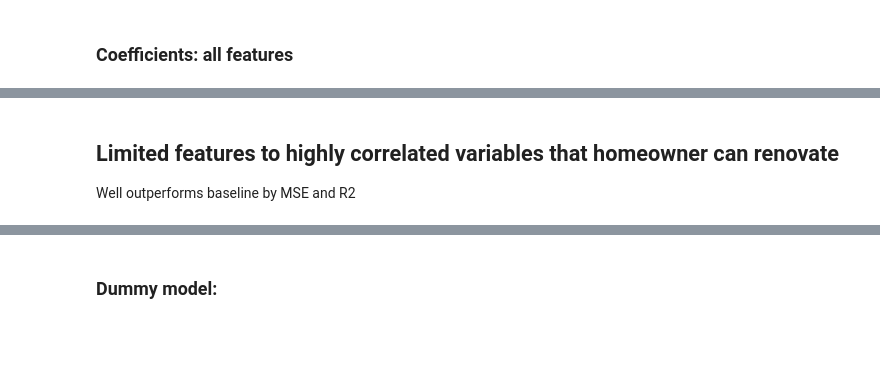
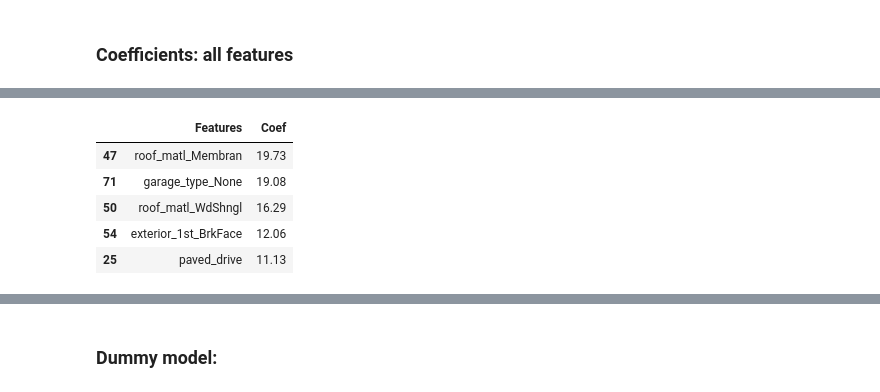
Before and after one commit to welcometohelen/firstkaggle_ames_housing, a Jupyter notebook: TechReport_2_inference.ipynb, the cells around one changed output, grey strips where cells are left out. Saved outputs shown, nothing was run; the diff lists cells and outputs as text; code cells hidden in the pictures; blank space fills up the shorter version.

```diff
--- a/Presentation Notebook v2.ipynb
+++ b/TechReport_2_inference.ipynb
@@ -354,3 +320,14 @@ coefs.sort_values('Coef', ascending=False).round(2)
-# %% [markdown]
-## Limited features to highly correlated variables that homeowner can renovate
-Well outperforms baseline by MSE and R2
+# %%
+# coef*100 here for interpretability.
+# expm1 inverse log transforms and subtracts 1.  By multiplying by 100 coef is now a percent:
+# 1 unit change in feature = coef% change in target
+coefs = pd.DataFrame(list(zip(X.columns, lr.coef_*100)),columns = ['Features','Coef'])
+coefs.sort_values('Coef', ascending=False).round(2).head()
+#doesn't add up: negative coef for bedrooms, attached garage, No Garage ranked #2...
+# %% [output]
+|  | Features | Coef |
+| 47 | roof_matl_Membran | 19.73 |
+| 71 | garage_type_None | 19.08 |
+| 50 | roof_matl_WdShngl | 16.29 |
+| 54 | exterior_1st_BrkFace | 12.06 |
+| 25 | paved_drive | 11.13 |
```
Also changed, not shown: parts of 40 cells of this notebook, 13 other files.
